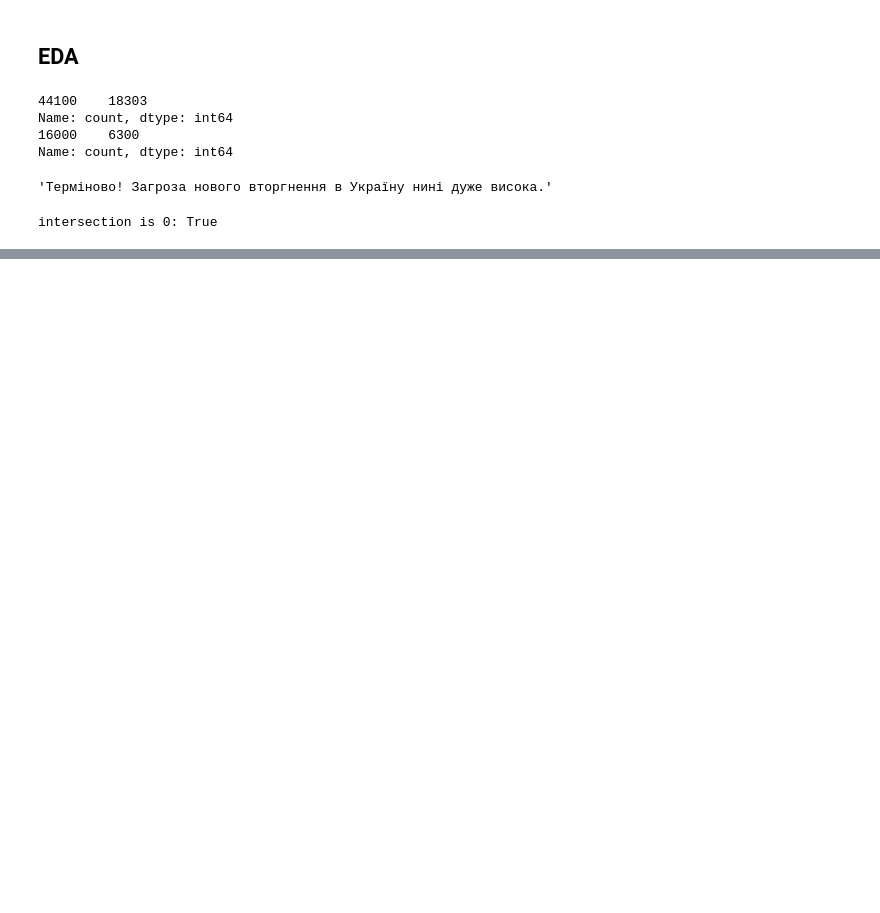
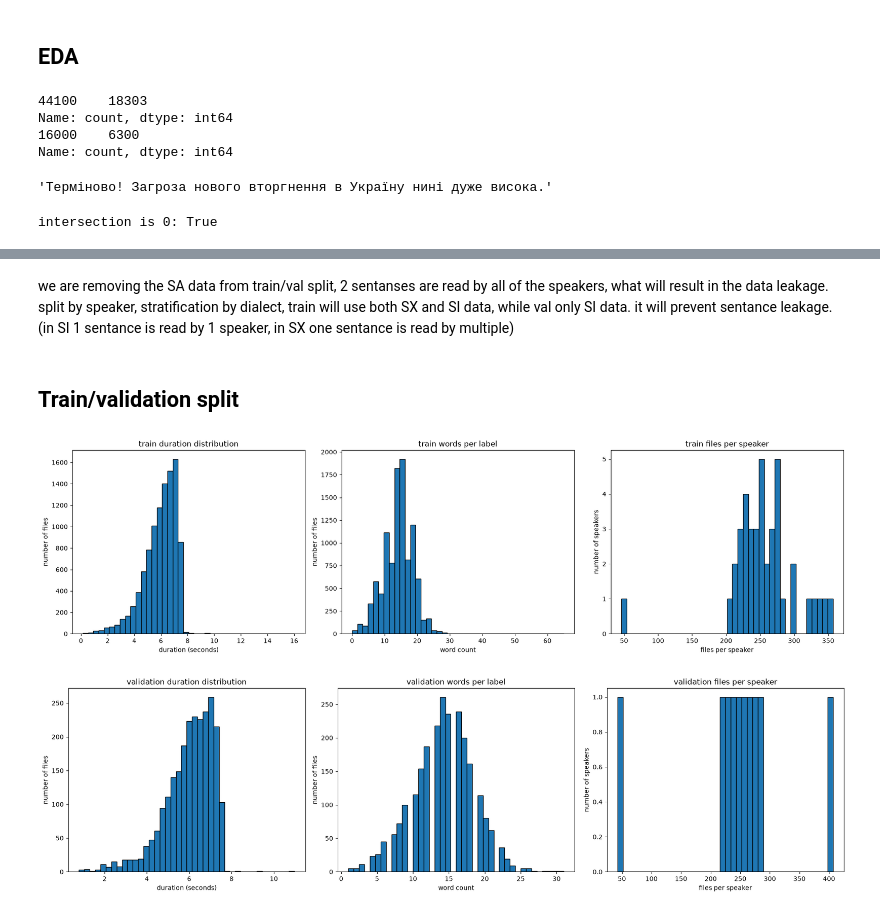
Before and after one commit to ALEGATOR1209/kse-deep-audio-lab3, a Jupyter notebook: lab3.ipynb, the cells around one changed output, grey strips where cells are left out. Saved outputs shown, nothing was run; the diff lists cells and outputs as text; code cells hidden in the pictures; blank space fills up the shorter version.

```diff
--- a/lab3.ipynb
+++ b/lab3.ipynb
@@ -76,0 +188,19 @@ intersection is 0: True
+# %% [markdown]
+we are removing the SA data from train/val split, 2 sentanses are read by all of the speakers, what will result in the data leakage.
+split by speaker, stratification by dialect, train will use both SX and SI data, while val only SI data. it will prevent sentance leakage. (in SI 1 sentance is read by 1 speaker, in SX one sentance is read by multiple)
+# %% [markdown]
+## Train/validation split
+# %%
+from sklearn.model_selection import GroupKFold
+
+toronto_train_df = toronto_train_df[toronto_train_df["label"] != ""]
+
+gkf = GroupKFold(n_splits=5)
+train, val = next(gkf.split(toronto_train_df, groups=toronto_train_df["speaker_id"]))
+toronto_tr_df, toronto_val_df = toronto_train_df.iloc[train], toronto_train_df.iloc[val]
+
+plot_toronto_distributions(toronto_tr_df, "train")
+plot_toronto_distributions(toronto_val_df, "validation")
+# %% [output]
+[figure, added]
+[figure, added]
```
Also changed, not shown: parts of 5 cells of this notebook, 4 other files.
